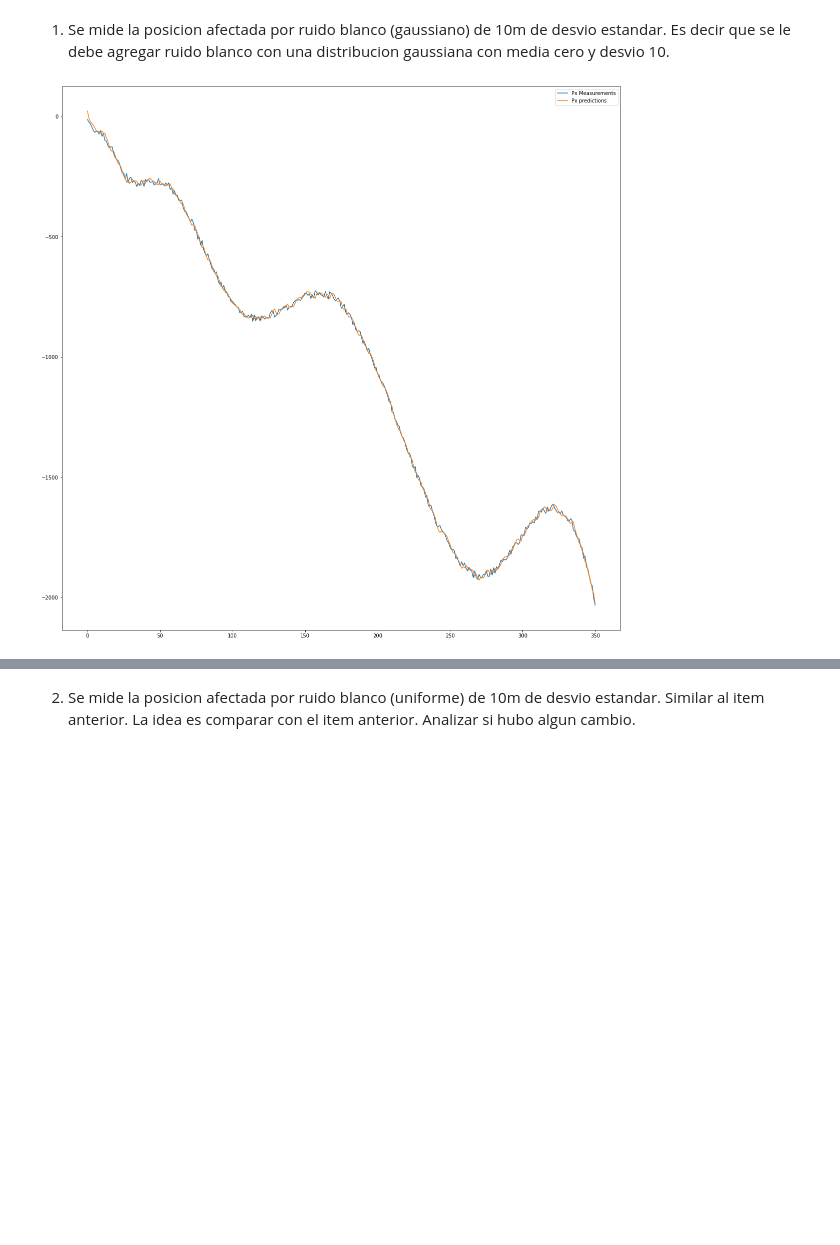
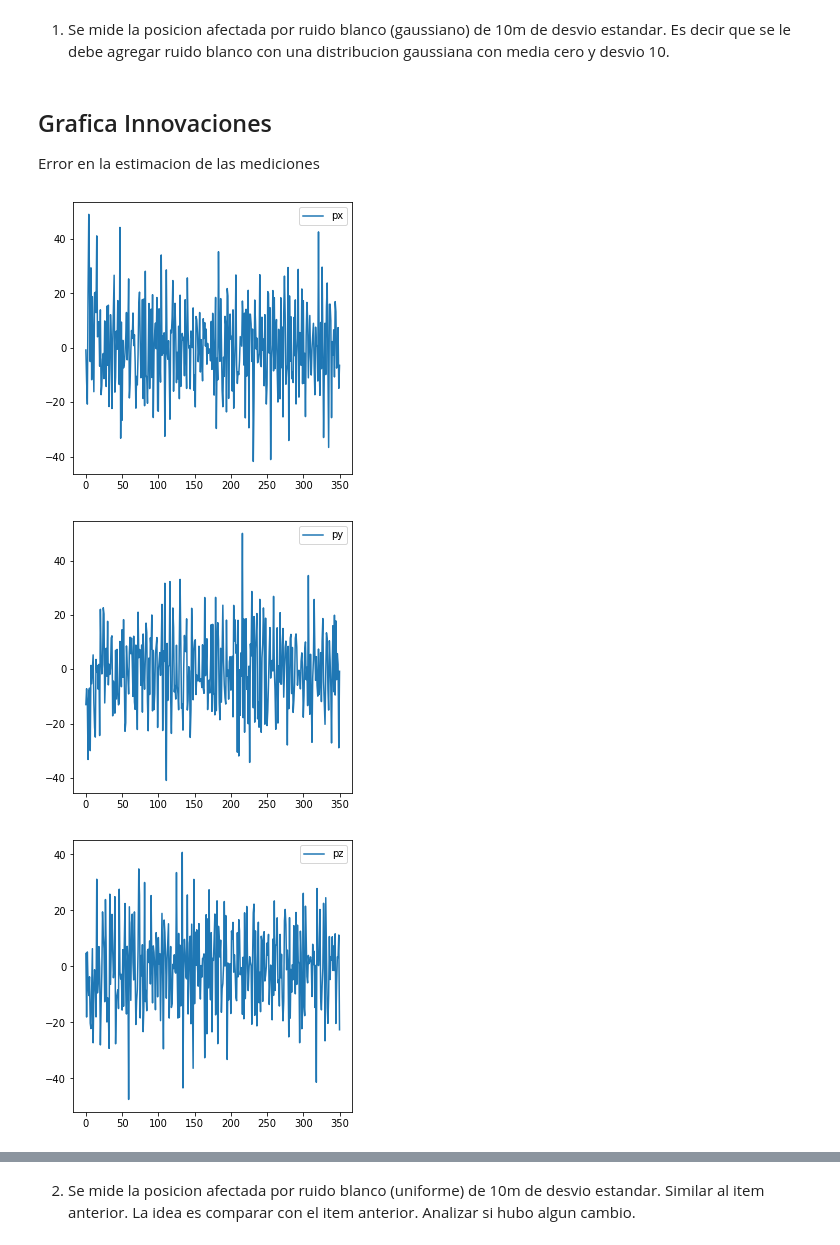
Before and after one commit to freddy120/kalmantp1, a Jupyter notebook: KalmanFilter_TP1.ipynb, the cells around one changed output, grey strips where cells are left out. Drawn from its saved outputs; the diff is of its cells as text; code cells hidden in the pictures; blank space fills up the shorter version.

```diff
--- a/KalmanFilter_TP1.ipynb
+++ b/KalmanFilter_TP1.ipynb
@@ -95,10 +120,22 @@ for z in p_measurements:
-# %%
-#np.array(p_predictions)
-plt.rcParams['figure.figsize'] = [20, 20]
-#plt.plot(range(len(p_data)), p_data[:,1], label = 'Px real')
-plt.plot(range(len(p_measurements)), p_measurements[:,1], label = 'Px Measurements')
-plt.plot(range(len(p_predictions)), np.array(p_predictions)[:,1], label = 'Px predictions')
-plt.legend()
-plt.show()
-# %% [output]
-[figure, removed]
+# %% [markdown]
+## Grafica Innovaciones
+Error en la estimacion de las mediciones
+# %%
+plt.rcParams['figure.figsize'] = [5, 5]
+plt.plot(range(len(innovations)), innovations[:,0])
+plt.legend(['px'])
+plt.show()
+
+plt.rcParams['figure.figsize'] = [5, 5]
+plt.plot(range(len(innovations)), innovations[:,1])
+plt.legend(['py'])
+plt.show()
+
+plt.rcParams['figure.figsize'] = [5, 5]
+plt.plot(range(len(innovations)), innovations[:,2])
+plt.legend(['pz'])
+plt.show()
+# %% [output]
+[figure, added]
+[figure, added]
+[figure, added]
```
Also changed, not shown: parts of 25 cells of this notebook.
